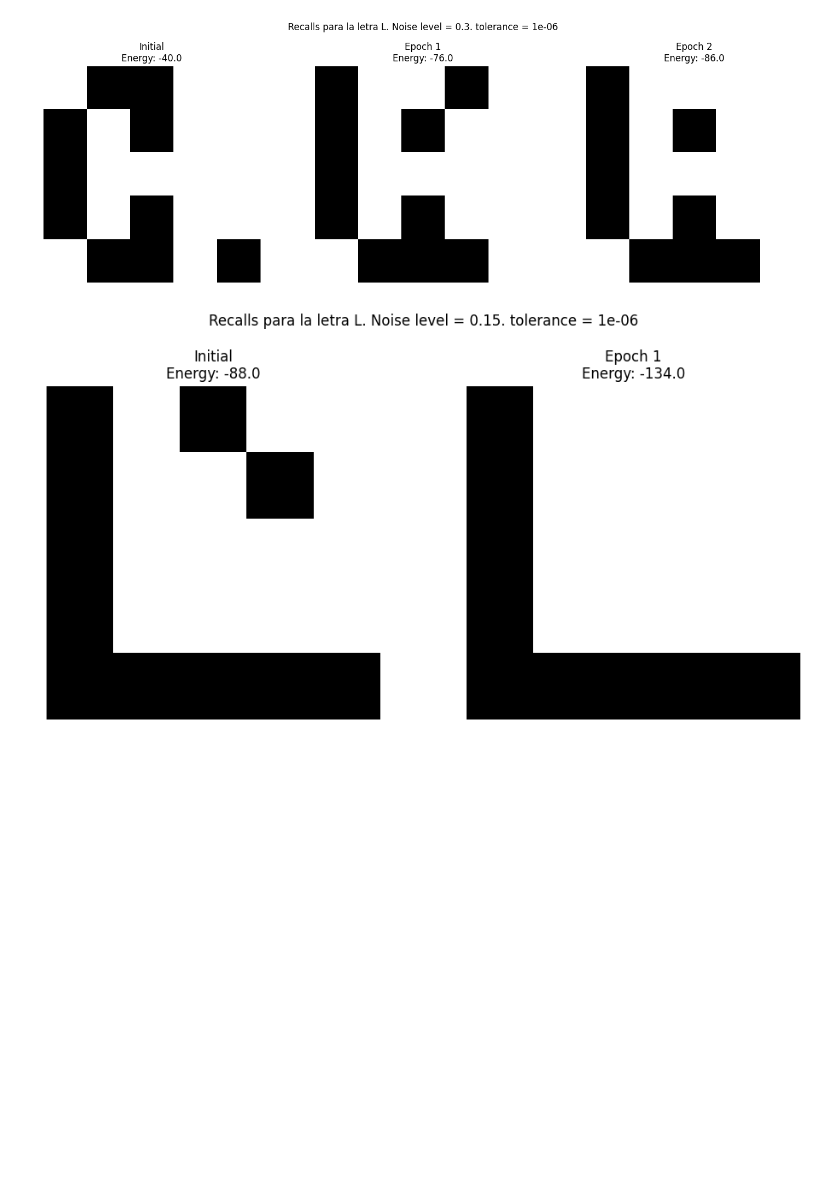
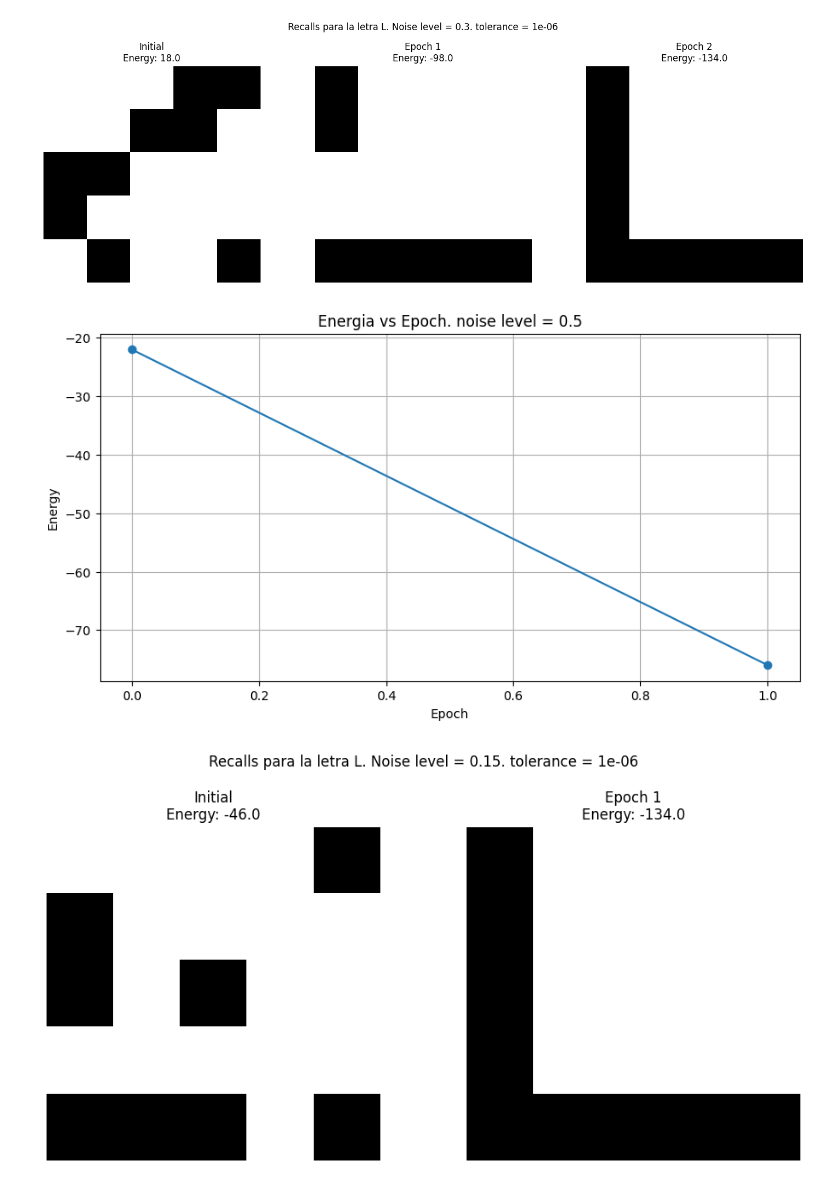
Before and after one commit to Ian-Arnott/TPs-SIA, a Jupyter notebook: Tp4/hopfield/hopfield_data.ipynb, the cells around one changed output. Cells and saved outputs as stored; diff of their text form; code cells hidden in the pictures; blank space fills up the shorter version.

```diff
--- a/Tp4/hopfield/hopfield_data.ipynb
+++ b/Tp4/hopfield/hopfield_data.ipynb
@@ -14,15 +18,17 @@ displayPatterns(patterns,["Letra L","Letra R","Letra T","Letra X"])
 # %%
 noisyC = model.addNoise(l)
 resultC = model.recall(noisyC, epochs)
 # exportPatterns(noisyC, resultC, title="Letter C. noise level = 0.2")
 model.plotRecallProgression(noisyC,maxEpochs=10,tolerance=1e-6, title="Recalls para la letra L. Noise level = 0.3")
+model.plotEnergyVsEpoch(l,10,1e-6,0.4,"Energia vs Epoch. noise level = 0.5")
 noisyC = model.addNoise(l,noiseLevel)
 resultC = model.recall(noisyC, epochs)
 # exportPatterns(noisyC, resultC, title="Letter C. noise level = 0.1")
 model.plotRecallProgression(noisyC,maxEpochs=10,tolerance=1e-6, title="Recalls para la letra L. Noise level = 0.15")
 # %% [output]
-[figure, old version]
+[figure, new version]
-[figure, old version]
+[figure, new version]
+[figure, added]
 # %%
 noisyJ = model.addNoise(r)
 resultJ = model.recall(noisyJ)
```
Also changed, not shown: parts of 9 cells of this notebook, 1 other file.
